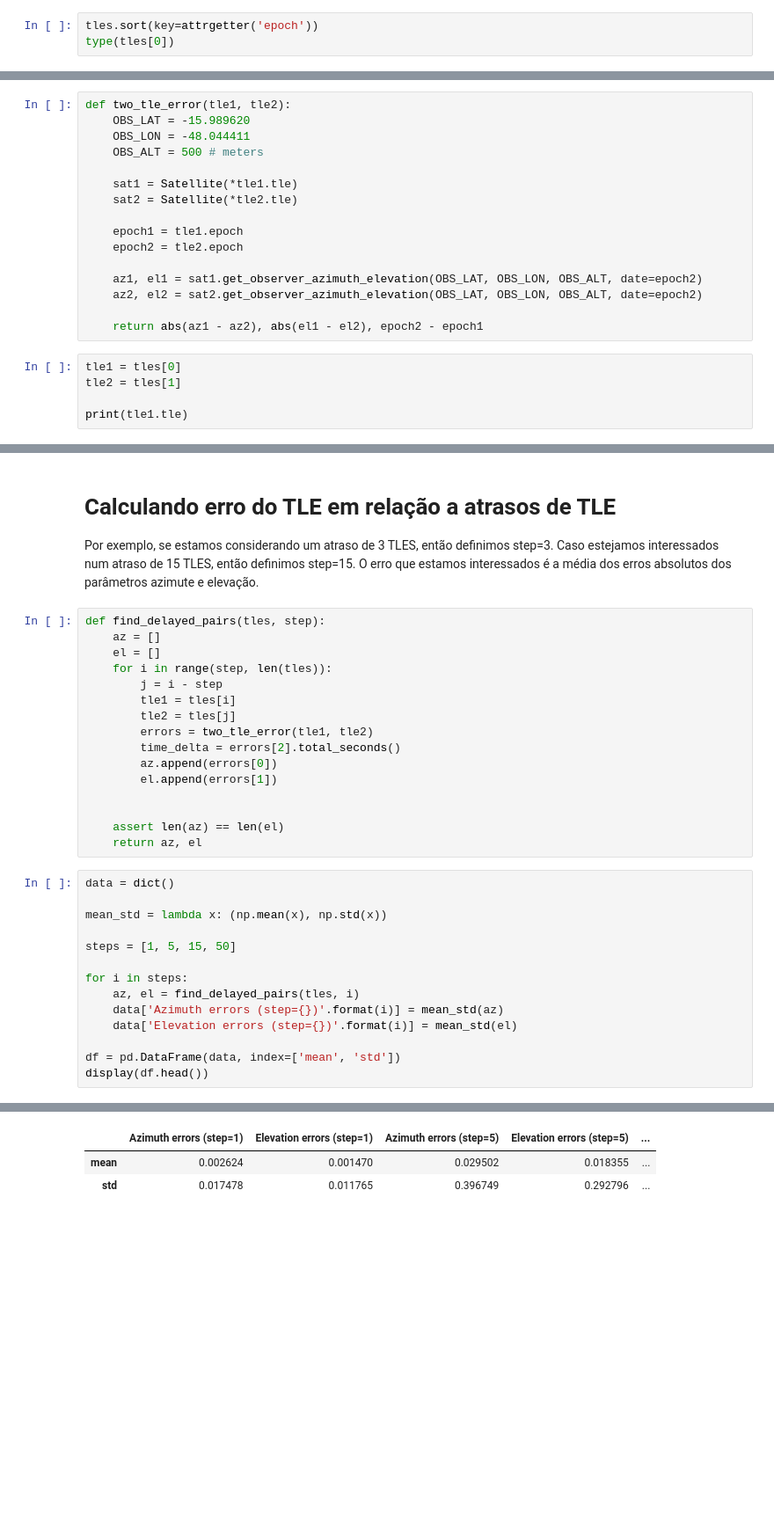
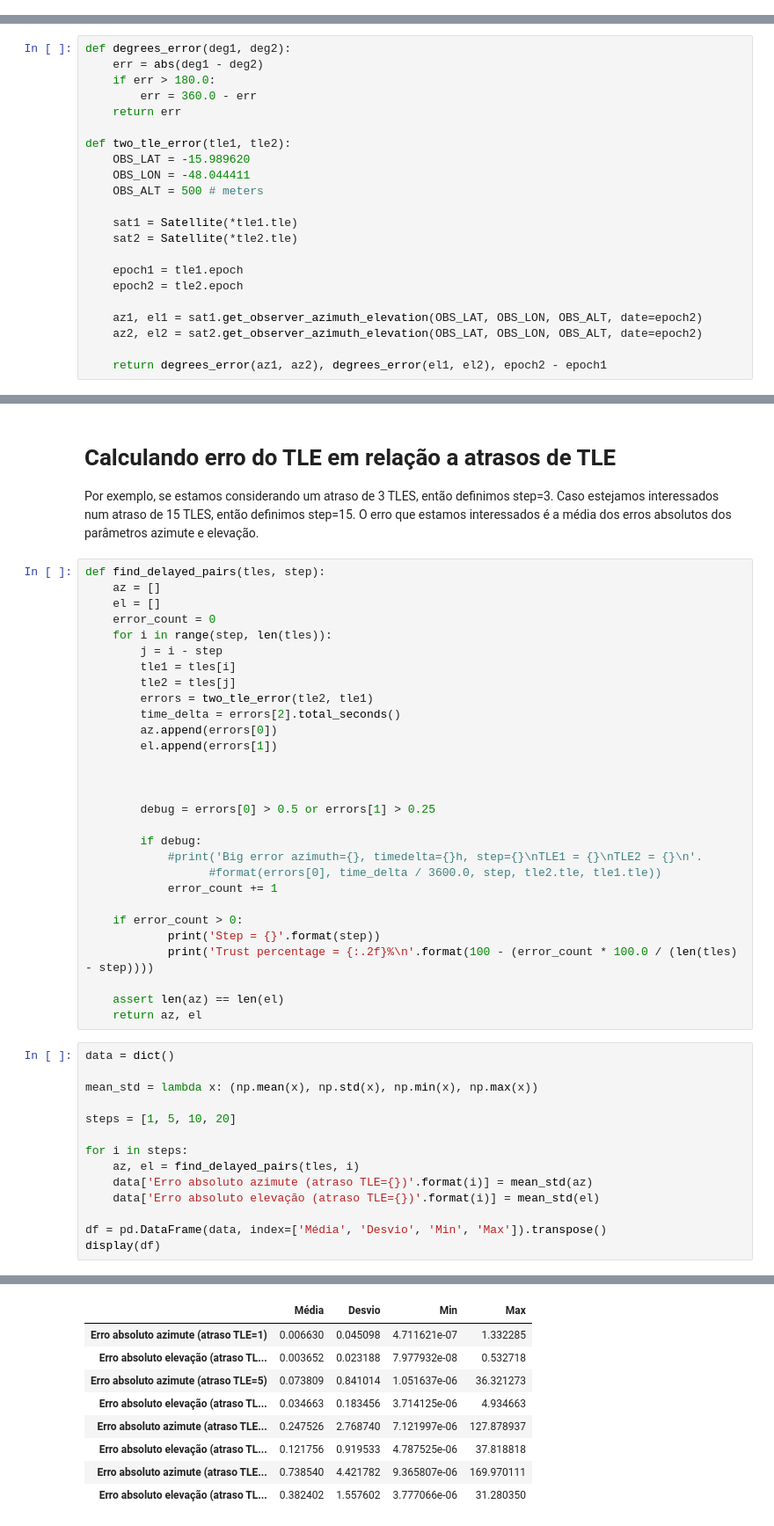
Before and after one commit to PI2-sunflower/satellite-tracker, a Jupyter notebook: notebooks/Estimating TLE error.ipynb, the cells around one changed output, grey strips where cells are left out. Shown at 88% size. Saved outputs shown, nothing was run; the diff lists cells and outputs as text; blank space fills up the shorter version.

```diff
--- a/notebooks/Estimating TLE error.ipynb
+++ b/notebooks/Estimating TLE error.ipynb
@@ -28,3 +34,0 @@ for i in range(0, len(tle_lines), 2):
-# %%
-tles.sort(key=attrgetter('epoch'))
-type(tles[0])
@@ -33,4 +35,10 @@ tracker.tle.TLE
 # %%
+def degrees_error(deg1, deg2):
+    err = abs(deg1 - deg2)
+    if err > 180.0:
+        err = 360.0 - err
+    return err
+
 def two_tle_error(tle1, tle2):
     OBS_LAT = -15.989620
     OBS_LON = -48.044411
@@ -45,9 +53,4 @@ def two_tle_error(tle1, tle2):
     az1, el1 = sat1.get_observer_azimuth_elevation(OBS_LAT, OBS_LON, OBS_ALT, date=epoch2)
     az2, el2 = sat2.get_observer_azimuth_elevation(OBS_LAT, OBS_LON, OBS_ALT, date=epoch2)
 
-    return abs(az1 - az2), abs(el1 - el2), epoch2 - epoch1
+    return degrees_error(az1, az2), degrees_error(el1, el2), epoch2 - epoch1
-# %%
-tle1 = tles[0]
-tle2 = tles[1]
-
-print(tle1.tle)
@@ -117,30 +118,43 @@ Por exemplo, se estamos considerando um atraso de 3 TLES, então definimos step=
 def find_delayed_pairs(tles, step):
     az = []
     el = []
+    error_count = 0
     for i in range(step, len(tles)):
         j = i - step
         tle1 = tles[i]
         tle2 = tles[j]
-        errors = two_tle_error(tle1, tle2)
+        errors = two_tle_error(tle2, tle1)
         time_delta = errors[2].total_seconds()
         az.append(errors[0])
         el.append(errors[1])
 
 
+
+        debug = errors[0] > 0.5 or errors[1] > 0.25
+
+        if debug:
+            #print('Big error azimuth={}, timedelta={}h, step={}\nTLE1 = {}\nTLE2 = {}\n'.
+                  #format(errors[0], time_delta / 3600.0, step, tle2.tle, tle1.tle))
+            error_count += 1
+
+    if error_count > 0:
+            print('Step = {}'.format(step))
+            print('Trust percentage = {:.2f}%\n'.format(100 - (error_count * 100.0 / (len(tles) - step))))
+
     assert len(az) == len(el)
     return az, el
 # %%
 data = dict()
 
-mean_std = lambda x: (np.mean(x), np.std(x))
+mean_std = lambda x: (np.mean(x), np.std(x), np.min(x), np.max(x))
 
-steps = [1, 5, 15, 50]
+steps = [1, 5, 10, 20]
 
 for i in steps:
     az, el = find_delayed_pairs(tles, i)
-    data['Azimuth errors (step={})'.format(i)] = mean_std(az)
-    data['Elevation errors (step={})'.format(i)] = mean_std(el)
+    data['Erro absoluto azimute (atraso TLE={})'.format(i)] = mean_std(az)
+    data['Erro absoluto elevação (atraso TLE={})'.format(i)] = mean_std(el)
 
-df = pd.DataFrame(data, index=['mean', 'std'])
-display(df.head())
+df = pd.DataFrame(data, index=['Média', 'Desvio', 'Min', 'Max']).transpose()
+display(df)
 # %% [output]
@@ -147,3 +172,9 @@ display(df.head())
-|  | Azimuth errors (step=1) | Elevation errors (step=1) | Azimuth errors (step=5) | Elevation errors (step=5) | ... |
-| mean | 0.002624 | 0.001470 | 0.029502 | 0.018355 | ... |
-| std | 0.017478 | 0.011765 | 0.396749 | 0.292796 | ... |
+|  | Média | Desvio | Min | Max |
+| Erro absoluto azimute (atraso TLE=1) | 0.006630 | 0.045098 | 4.711621e-07 | 1.332285 |
+| Erro absoluto elevação (atraso TL... | 0.003652 | 0.023188 | 7.977932e-08 | 0.532718 |
+| Erro absoluto azimute (atraso TLE=5) | 0.073809 | 0.841014 | 1.051637e-06 | 36.321273 |
+| Erro absoluto elevação (atraso TL... | 0.034663 | 0.183456 | 3.714125e-06 | 4.934663 |
+| Erro absoluto azimute (atraso TLE... | 0.247526 | 2.768740 | 7.121997e-06 | 127.878937 |
+| Erro absoluto elevação (atraso TL... | 0.121756 | 0.919533 | 4.787525e-06 | 37.818818 |
+| Erro absoluto azimute (atraso TLE... | 0.738540 | 4.421782 | 9.365807e-06 | 169.970111 |
+| Erro absoluto elevação (atraso TL... | 0.382402 | 1.557602 | 3.777066e-06 | 31.280350 |
```
Also changed, not shown: parts of 10 cells of this notebook, 4 other files.
